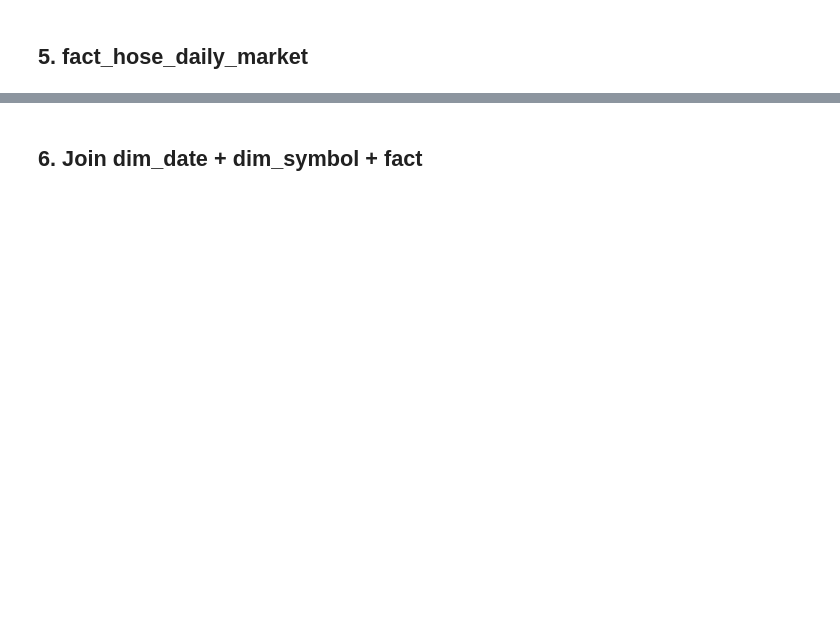
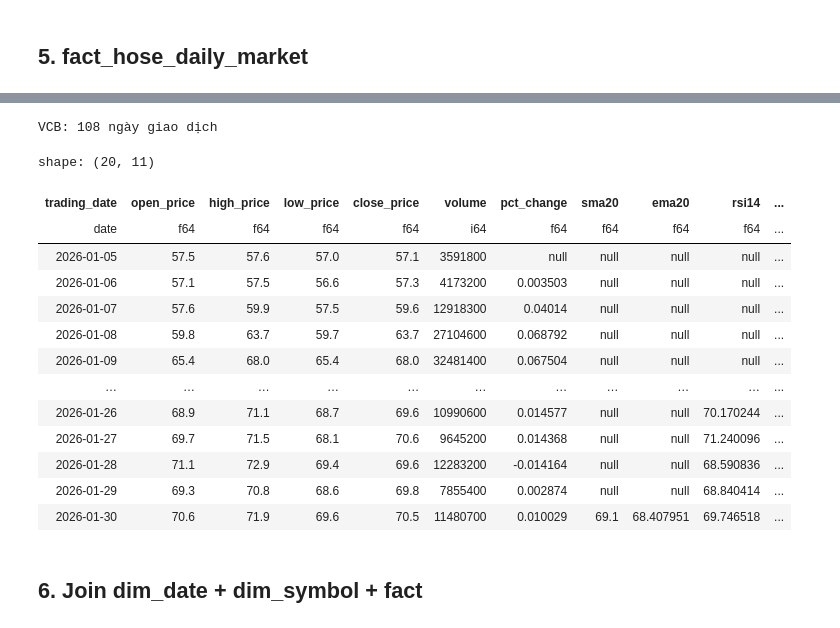
Before and after one commit to DPlayerGod/hose-stock-lakehouse, a Jupyter notebook: notebook/04_read_clickhouse_tables.ipynb, the cells around one changed output, grey strips where cells are left out. Drawn from its saved outputs; the diff is of its cells as text; code cells hidden in the pictures; blank space fills up the shorter version.

```diff
--- a/notebook/04_read_clickhouse_tables.ipynb
+++ b/notebook/04_read_clickhouse_tables.ipynb
@@ -211,29 +296,45 @@ print(top_volume)
 # %%
 # Lấy lịch sử một mã cụ thể (thay 'VCB' bằng mã bạn muốn xem)
 SYMBOL = "VCB"
 
 symbol_history = query_to_polars(
     f"""
     SELECT
         f.trading_date,
         f.open_price,
         f.high_price,
         f.low_price,
         f.close_price,
         f.volume,
         f.pct_change,
         f.sma20,
         f.ema20,
         f.rsi14,
         f.macd
     FROM fact_hose_daily_market f
     JOIN dim_symbol s ON s.symbol_key = f.symbol_key
     WHERE s.symbol = '{SYMBOL}'
     ORDER BY f.trading_date
     """
 )
 print(f"{SYMBOL}: {len(symbol_history)} ngày giao dịch")
-symbol_history.tail(20)
+symbol_history.head(20)
+# %% [output]
+VCB: 108 ngày giao dịch
+shape: (20, 11)
+| trading_date | open_price | high_price | low_price | close_price | volume | pct_change | sma20 | ema20 | rsi14 | ... |
+| date | f64 | f64 | f64 | f64 | i64 | f64 | f64 | f64 | f64 | ... |
+| 2026-01-05 | 57.5 | 57.6 | 57.0 | 57.1 | 3591800 | null | null | null | null | ... |
+| 2026-01-06 | 57.1 | 57.5 | 56.6 | 57.3 | 4173200 | 0.003503 | null | null | null | ... |
+| 2026-01-07 | 57.6 | 59.9 | 57.5 | 59.6 | 12918300 | 0.04014 | null | null | null | ... |
+| 2026-01-08 | 59.8 | 63.7 | 59.7 | 63.7 | 27104600 | 0.068792 | null | null | null | ... |
+| 2026-01-09 | 65.4 | 68.0 | 65.4 | 68.0 | 32481400 | 0.067504 | null | null | null | ... |
+| … | … | … | … | … | … | … | … | … | … | ... |
+| 2026-01-26 | 68.9 | 71.1 | 68.7 | 69.6 | 10990600 | 0.014577 | null | null | 70.170244 | ... |
+| 2026-01-27 | 69.7 | 71.5 | 68.1 | 70.6 | 9645200 | 0.014368 | null | null | 71.240096 | ... |
+| 2026-01-28 | 71.1 | 72.9 | 69.4 | 69.6 | 12283200 | -0.014164 | null | null | 68.590836 | ... |
+| 2026-01-29 | 69.3 | 70.8 | 68.6 | 69.8 | 7855400 | 0.002874 | null | null | 68.840414 | ... |
+| 2026-01-30 | 70.6 | 71.9 | 69.6 | 70.5 | 11480700 | 0.010029 | 69.1 | 68.407951 | 69.746518 | ... |
 # %% [markdown]
 ## 6. Join dim_date + dim_symbol + fact
 # %%
```
Also changed, not shown: parts of 17 cells of this notebook, 10 other files.
